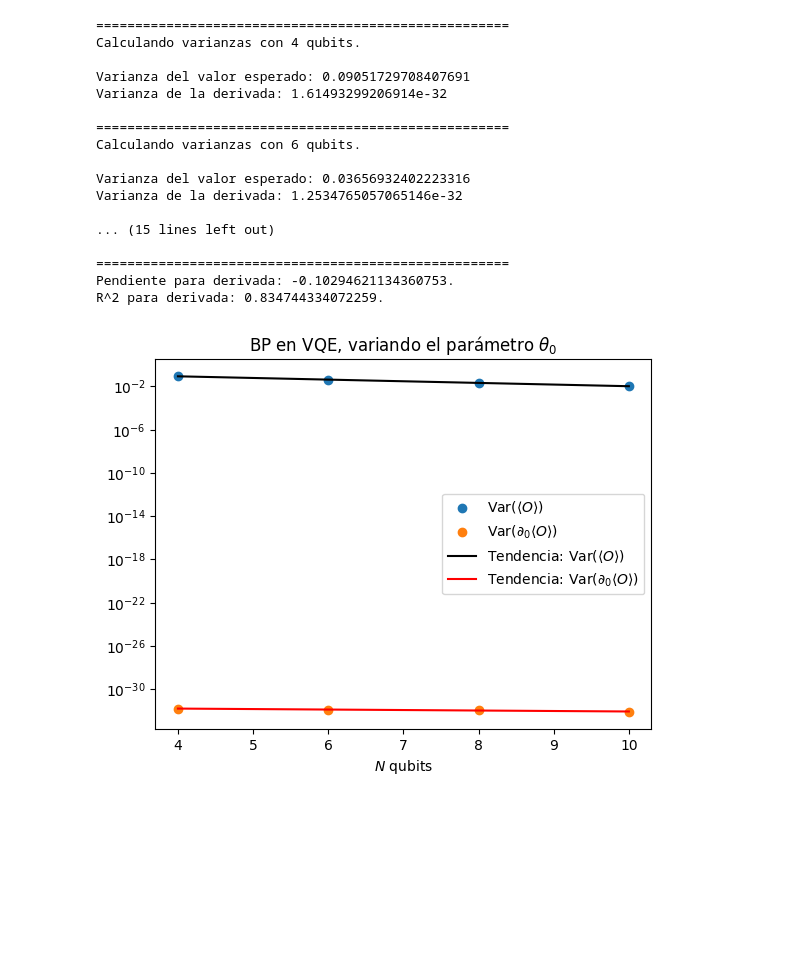
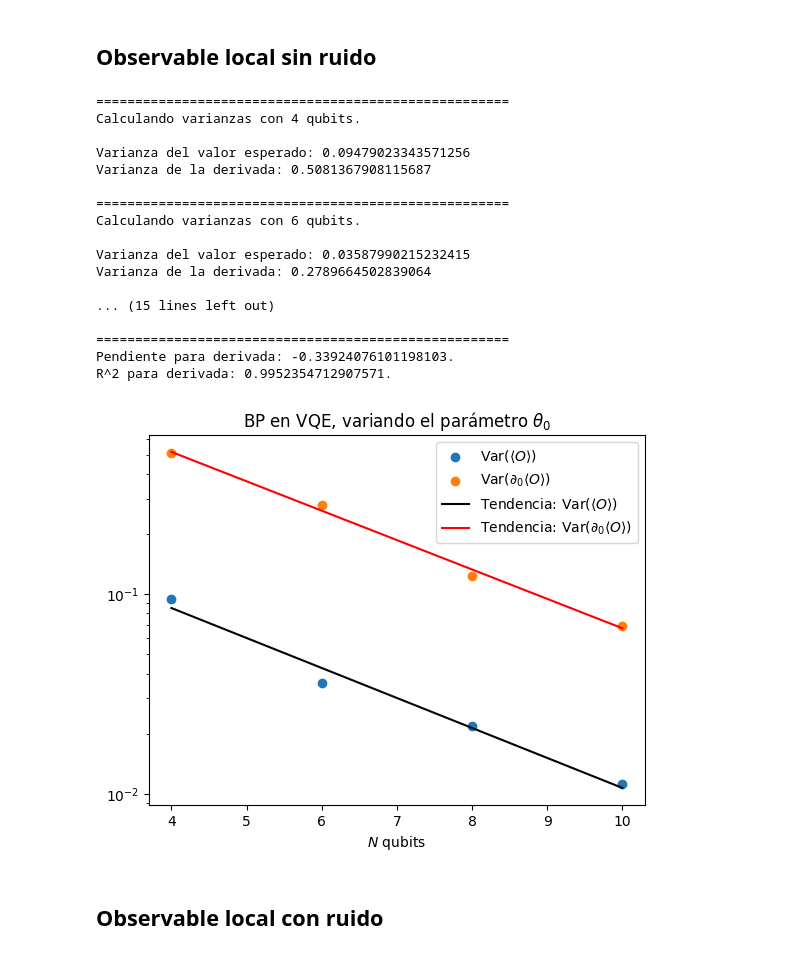
Before and after one commit to JLSM02/QML-Avoiding-BP, a Jupyter notebook: notebooks/VQE/H_strings (UCCSD)/noisyBP_UCCSD.ipynb, the cells around one changed output. Drawn from its saved outputs; the diff is of its cells as text; code cells hidden in the pictures; blank space fills up the shorter version.

```diff
--- a/notebooks/VQE/H_strings (UCCSD)/noisyBP_UCCSD.ipynb
+++ b/notebooks/VQE/H_strings (UCCSD)/noisyBP_UCCSD.ipynb
@@ -19,3 +14,5 @@ from qiskit.circuit import QuantumCircuit, ParameterVector
+# %% [markdown]
+## Observable local sin ruido
 # %%
 # Lo mismo que antes pero dejando fijo el número de electrones y escalando los orbitales
 
@@ -33,41 +30,43 @@ def build_UCCSD_ansatz(num_qubits):
         num_spatial_orbitals=num_spatial_orbitals,
         num_particles=num_particles,
         qubit_mapper=mapper
     )
 
     ansatz = UCCSD(
         num_spatial_orbitals=num_spatial_orbitals,
         num_particles=num_particles,
         qubit_mapper=mapper,
         initial_state=hf_initial_state
     )
 
     return ansatz, ansatz.num_parameters
 
 # ansatz, num_params = build_UCCSD_ansatz(4, obs_qubit)
 # ansatz.decompose().draw("mpl")
 
 data = []
-data.append(cf.variance_vs_nQubits(build_UCCSD_ansatz, 4, 10, obs_qubit, 0, 1000, True, True, True, True))
+data.append(vars.variance_vs_nQubits(build_UCCSD_ansatz, 4, 10, obs_qubit, 0, 1000, True, True, True, True, use_shift_rule=False))
 # %% [output]
 =====================================================
 Calculando varianzas con 4 qubits.
 
-Varianza del valor esperado: 0.09051729708407691
-Varianza de la derivada: 1.61493299206914e-32
+Varianza del valor esperado: 0.09479023343571256
+Varianza de la derivada: 0.5081367908115687
 
 =====================================================
 Calculando varianzas con 6 qubits.
 
-Varianza del valor esperado: 0.03656932402223316
-Varianza de la derivada: 1.2534765057065146e-32
+Varianza del valor esperado: 0.03587990215232415
+Varianza de la derivada: 0.2789664502839064
 
 ... (15 lines left out)
 
 =====================================================
-Pendiente para derivada: -0.10294621134360753.
-R^2 para derivada: 0.834744334072259.
+Pendiente para derivada: -0.33924076101198103.
+R^2 para derivada: 0.9952354712907571.
-[figure, old version]
+[figure, new version]
+# %% [markdown]
+## Observable local con ruido
 # %%
 # Observable
 obs = FermionicOp({"+_1 -_0": 1.0})
```
Also changed, not shown: parts of 7 cells of this notebook.
